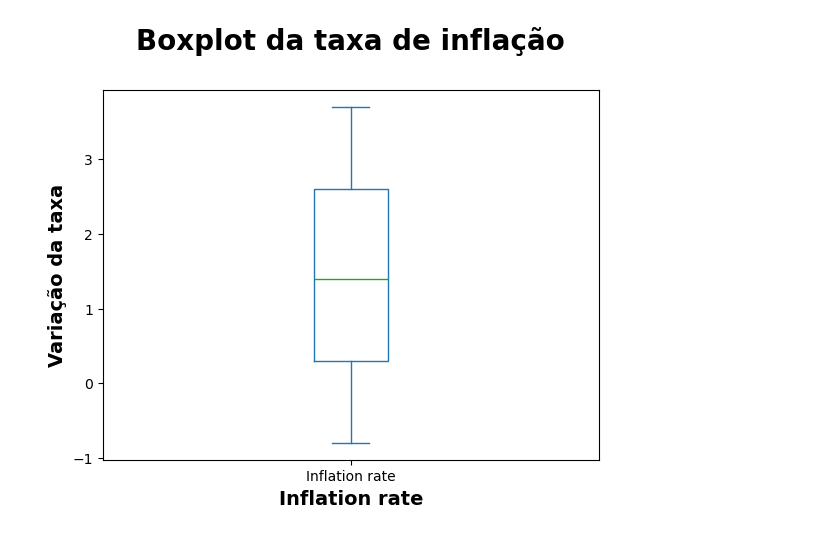
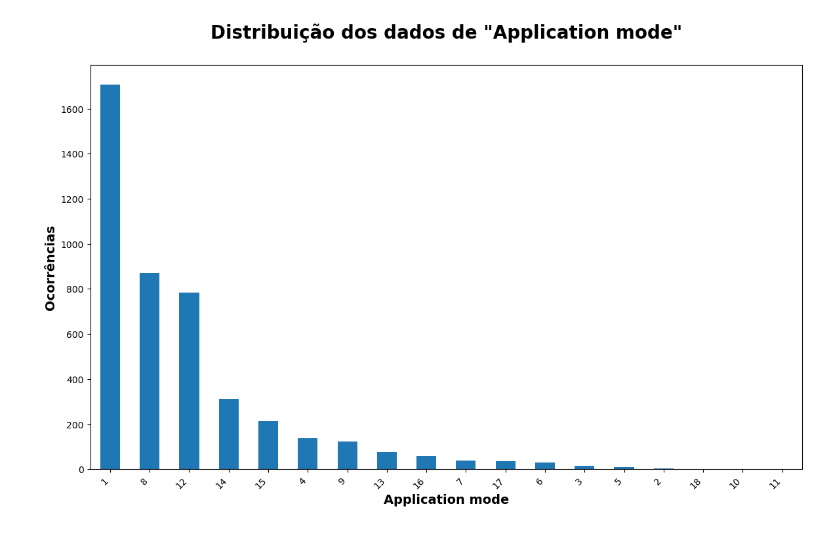
Before and after one commit to felmateos/student-dropout-prediction, a Jupyter notebook: preprocessing/Preprocessing_DY.ipynb, the cells around one changed output. Saved outputs shown, nothing was run; the diff lists cells and outputs as text; code cells hidden in the pictures.

```diff
--- a/preprocessing/Preprocessing_DY.ipynb
+++ b/preprocessing/Preprocessing_DY.ipynb
@@ -141,9 +282,9 @@ plt.show()
-# %%
-# Boxplot para as numéricas e contínuas para verificar se há valores discrepantes
-df[['Inflation rate']].plot(kind='box')
-plt.title('Boxplot da taxa de inflação\n', fontdict = {'fontsize':20, 'fontweight':'bold'})
-plt.ylabel('Variação da taxa',fontdict = {'fontsize':14,'fontweight':'bold'})
-plt.xlabel('Inflation rate',fontdict = {'fontsize':14,'fontweight':'bold'})
-plt.show()
-# %% [output]
-[figure, removed]
+# %%
+df['Application mode'].value_counts().to_frame().plot(kind='bar', legend=None, figsize=(14,8))
+plt.title('Distribuição dos dados de "Application mode"\n', fontdict = {'fontsize':20, 'fontweight':'bold'})
+plt.ylabel('Ocorrências',{'fontsize':14,'fontweight':'bold'})
+plt.xlabel('Application mode',{'fontsize':14,'fontweight':'bold'})
+plt.xticks(rotation=45, horizontalalignment='right')
+plt.show()
+# %% [output]
+[figure, added]
```
Also changed, not shown: parts of 34 cells of this notebook.
